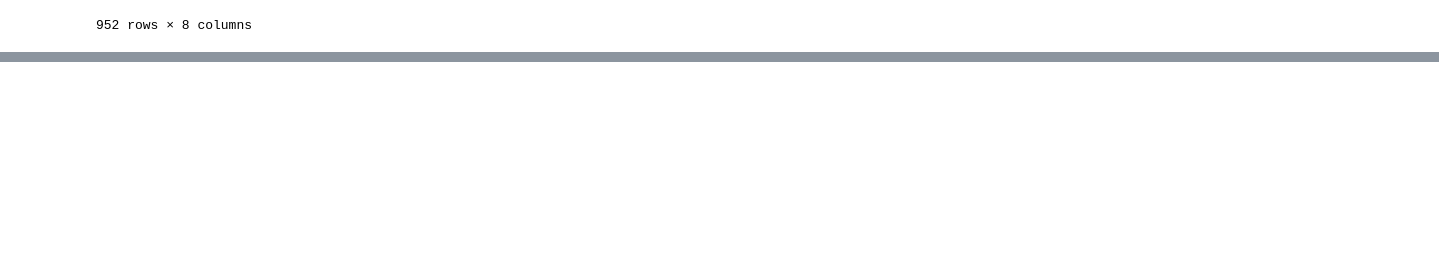
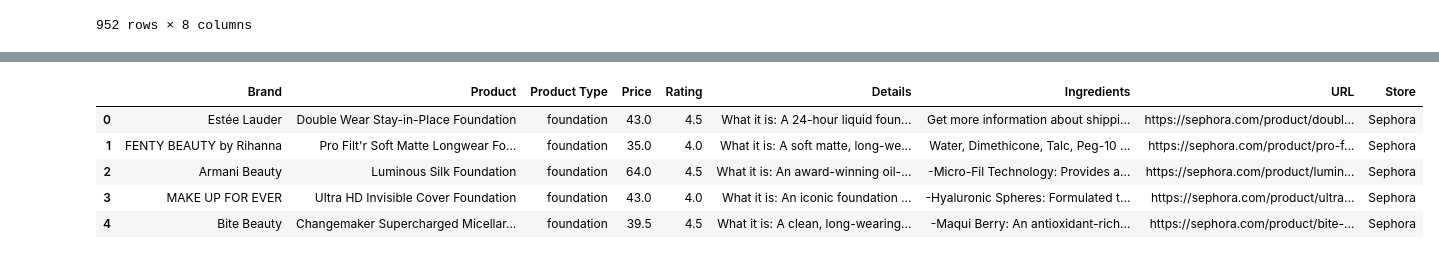
Before and after one commit to nawdah/cosmetics-proj, a Jupyter notebook: sephora_scraping.ipynb, the cells around one changed output, grey strips where cells are left out. Saved outputs shown, nothing was run; the diff lists cells and outputs as text; code cells hidden in the pictures; blank space fills up the shorter version.

```diff
--- a/sephora_scraping.ipynb
+++ b/sephora_scraping.ipynb
@@ -210,0 +240,17 @@ sephora_df.to_csv('sephora_df.csv')
+# %%
+sephora['Product Type'] = sephora['Product Type'].replace('moisturizer-skincare','face moisturizer',regex=True)
+# %%
+sephora['Product Type'] = sephora['Product Type'].replace('face-wash-facial-cleanser','face cleanser',regex=True)
+# %%
+sephora['Product Type'] = sephora['Product Type'].replace('shampoo-sulfate-free-shampoo','shampoo',regex=True)
+# %%
+sephora['Product Type'] = sephora['Product Type'].replace('conditioner-hair','conditioner',regex=True)
+# %%
+sephora.head()
+# %% [output]
+|  | Brand | Product | Product Type | Price | Rating | Details | Ingredients | URL | Store |
+| 0 | Estée Lauder | Double Wear Stay-in-Place Foundation | foundation | 43.0 | 4.5 | What it is: A 24-hour liquid foun... | Get more information about shippi... | https://sephora.com/product/doubl... | Sephora |
+| 1 | FENTY BEAUTY by Rihanna | Pro Filt'r Soft Matte Longwear Fo... | foundation | 35.0 | 4.0 | What it is: A soft matte, long-we... | Water, Dimethicone, Talc, Peg-10 ... | https://sephora.com/product/pro-f... | Sephora |
+| 2 | Armani Beauty | Luminous Silk Foundation | foundation | 64.0 | 4.5 | What it is: An award-winning oil-... | -Micro-Fil Technology: Provides a... | https://sephora.com/product/lumin... | Sephora |
+| 3 | MAKE UP FOR EVER | Ultra HD Invisible Cover Foundation | foundation | 43.0 | 4.0 | What it is: An iconic foundation ... | -Hyaluronic Spheres: Formulated t... | https://sephora.com/product/ultra... | Sephora |
+| 4 | Bite Beauty | Changemaker Supercharged Micellar... | foundation | 39.5 | 4.5 | What it is: A clean, long-wearing... | -Maqui Berry: An antioxidant-rich... | https://sephora.com/product/bite-... | Sephora |
```
Also changed, not shown: parts of 13 cells of this notebook, 1 other file.
